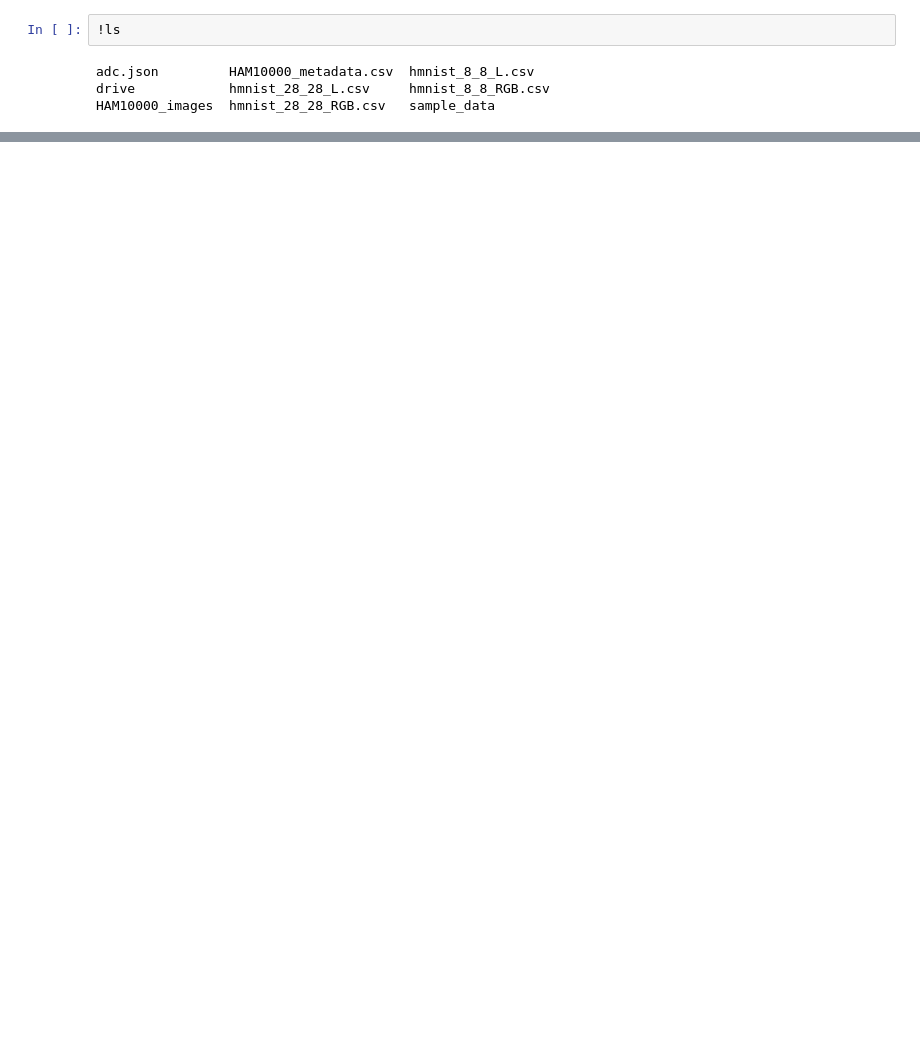
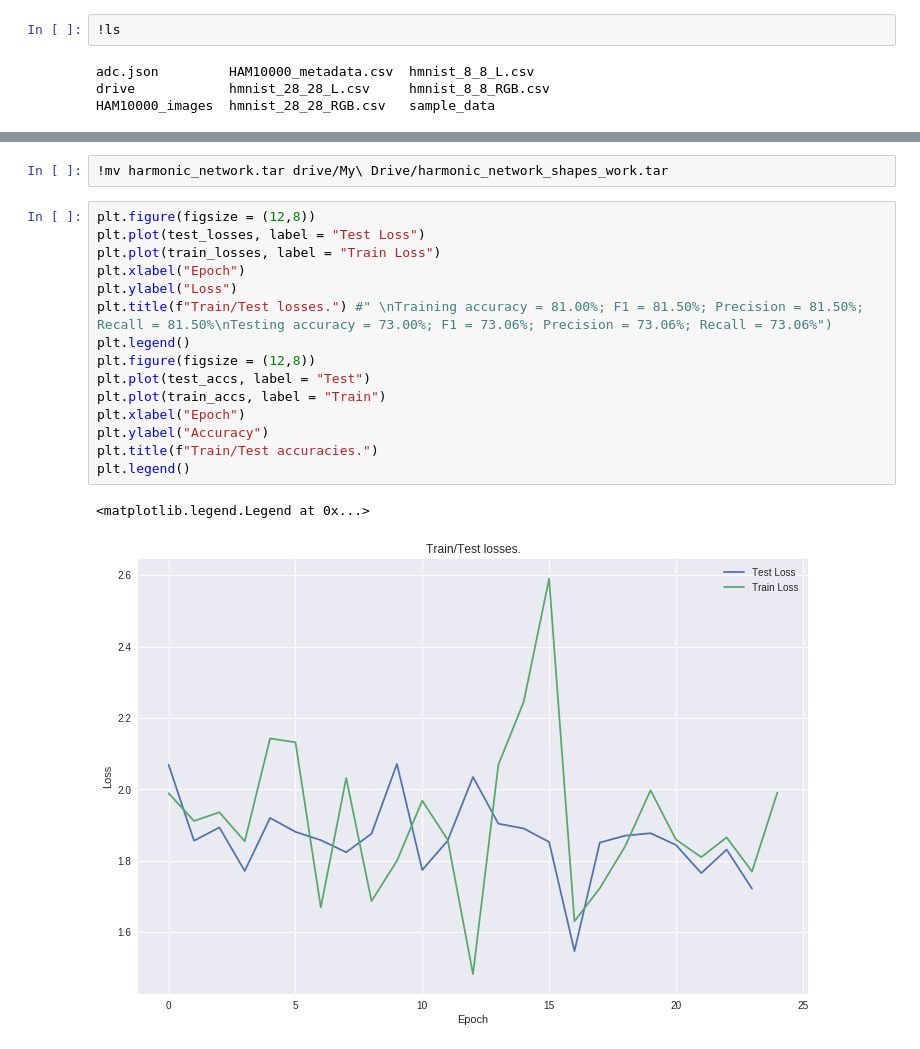
Before and after one commit to iliailmer/harmonic_network, a Jupyter notebook: skin_cancer.ipynb, the cells around one changed output, grey strips where cells are left out. Saved outputs shown, nothing was run; the diff lists cells and outputs as text; blank space fills up the shorter version.

```diff
--- a/skin_cancer.ipynb
+++ b/skin_cancer.ipynb
@@ -562,0 +801,20 @@ img =
+# %%
+!mv harmonic_network.tar drive/My\ Drive/harmonic_network_shapes_work.tar
+# %%
+plt.figure(figsize = (12,8))
+plt.plot(test_losses, label = "Test Loss")
+plt.plot(train_losses, label = "Train Loss")
+plt.xlabel("Epoch")
+plt.ylabel("Loss")
+plt.title(f"Train/Test losses.") #" \nTraining accuracy = 81.00%; F1 = 81.50%; Precision = 81.50%; Recall = 81.50%\nTesting accuracy = 73.00%; F1 = 73.06%; Precision = 73.06%; Recall = 73.06%")
+plt.legend()
+plt.figure(figsize = (12,8))
+plt.plot(test_accs, label = "Test")
+plt.plot(train_accs, label = "Train")
+plt.xlabel("Epoch")
+plt.ylabel("Accuracy")
+plt.title(f"Train/Test accuracies.")
+plt.legend()
+# %% [output]
+<matplotlib.legend.Legend at 0x...>
+[figure, added]
```
Also changed, not shown: parts of 49 cells of this notebook, 8 other files.
